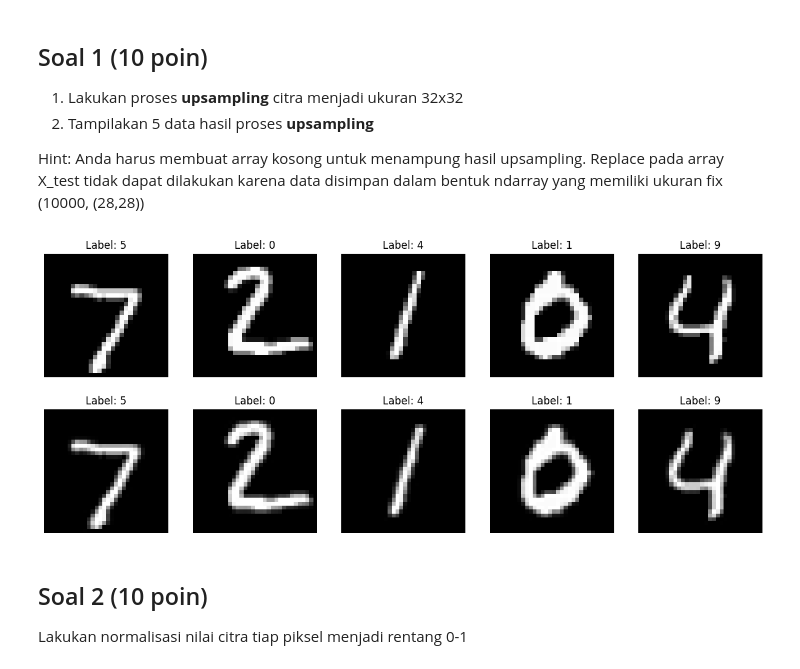
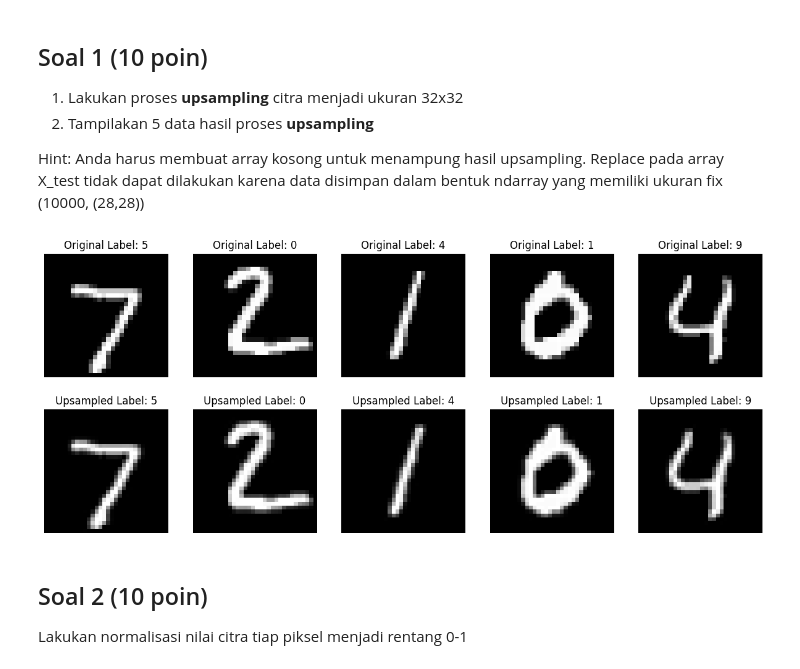
Before and after one commit to Raruu/Machine-Learning-2025, a Jupyter notebook: JS04-Quiz1/JS04_SOAL_KUIS1_ML.ipynb, the cells around one changed output. Drawn from its saved outputs; the diff is of its cells as text; code cells hidden in the pictures.

Commit message:
fix plt title typo

```diff
--- a/JS04-Quiz1/JS04_SOAL_KUIS1_ML.ipynb
+++ b/JS04-Quiz1/JS04_SOAL_KUIS1_ML.ipynb
@@ -427,30 +429,28 @@ Hint: Anda harus membuat array kosong untuk menampung hasil upsampling. Replace
 # %%
 # Jawab Soal 1
 # Kerjakan pada cell ini
 # Anda diperbolehkan menambah cell jika diperlukan
 
 import cv2
 upsampled = np.zeros((X_test.shape[0], 32, 32), X_test.dtype)
 
 for i in range(len(X_test)):
     upsampled[i] = cv2.resize(X_test[i], (32, 32), interpolation=cv2.INTER_CUBIC)
 
 plt.figure(figsize=(15,6))
 for i in range(5):
     plt.subplot(2,5,i+1)
-    plt.title("Original")
     plt.imshow(X_test[i], cmap="gray")
-    plt.title(f"Label: {y_train[i]}")
+    plt.title(f"Original Label: {y_train[i]}")
     plt.axis("off")
 
     plt.subplot(2,5,i+6)
-    plt.title("Upsampled")
     plt.imshow(upsampled[i], cmap="gray")
-    plt.title(f"Label: {y_train[i]}")
+    plt.title(f"Upsampled Label: {y_train[i]}")
     plt.axis("off")
 plt.show()
 # %% [output]
-[figure, old version]
+[figure, new version]
 # %% [markdown]
 ## Soal 2 (10 poin)
 Lakukan normalisasi nilai citra tiap piksel menjadi rentang 0-1
```
Also changed, not shown: parts of 1 cell of this notebook.
